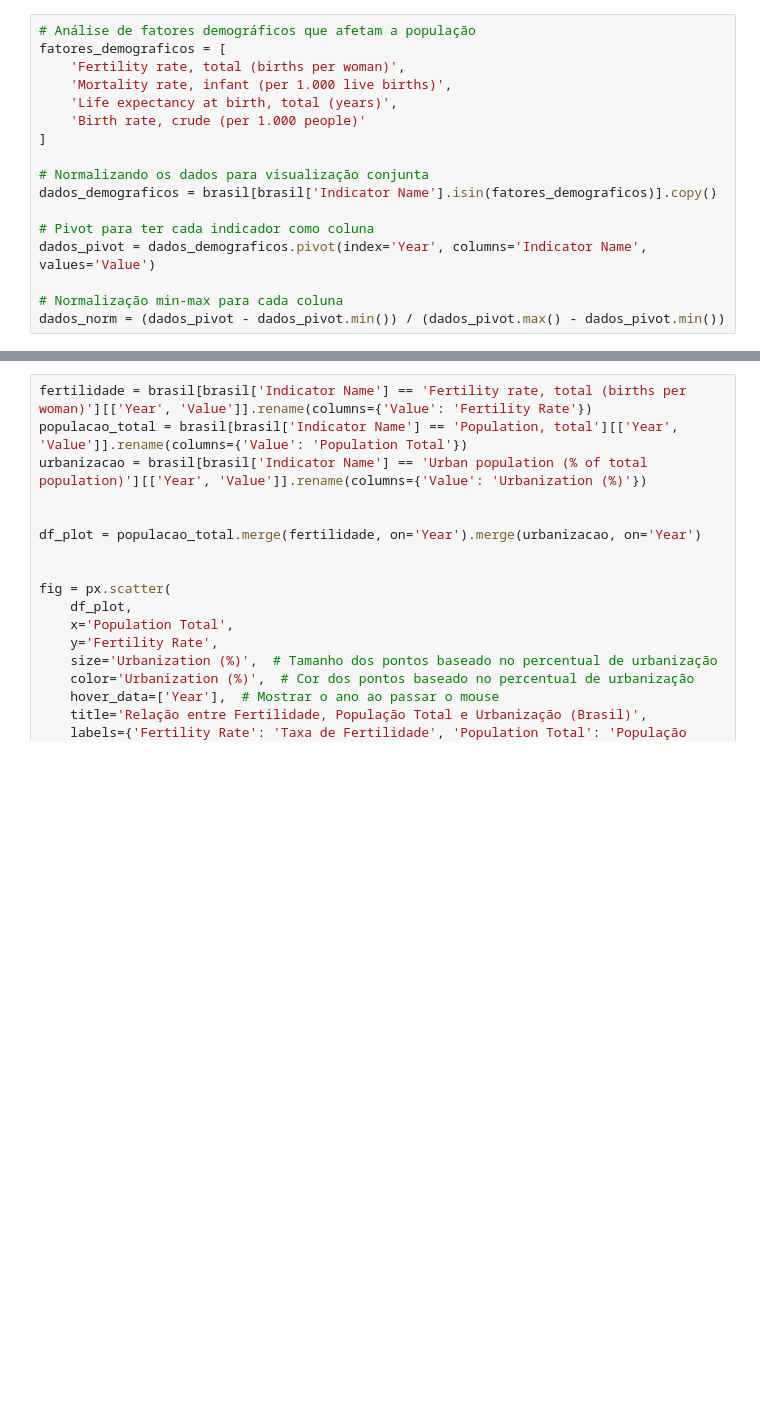
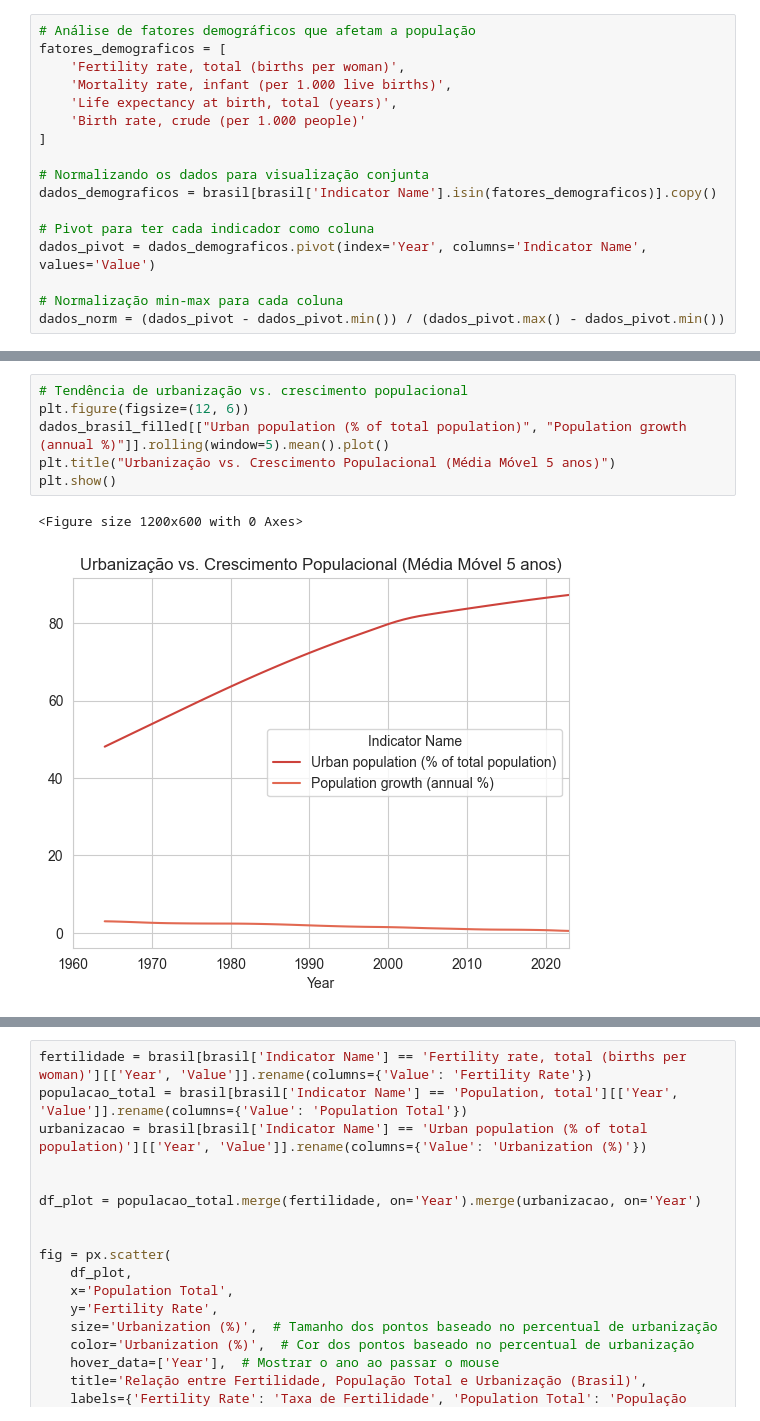
Before and after one commit to PrimeRibs2501/SME0852-SME0829, a Jupyter notebook: trab3.ipynb, the cells around one changed output, grey strips where cells are left out. Drawn from its saved outputs; the diff is of its cells as text; blank space fills up the shorter version.

```diff
--- a/trab3.ipynb
+++ b/trab3.ipynb
@@ -382,3 +379,12 @@ plt.show()
+# %%
+# Tendência de urbanização vs. crescimento populacional
+plt.figure(figsize=(12, 6))
+dados_brasil_filled[["Urban population (% of total population)", "Population growth (annual %)"]].rolling(window=5).mean().plot()
+plt.title("Urbanização vs. Crescimento Populacional (Média Móvel 5 anos)")
+plt.show()
+# %% [output]
+<Figure size 1200x600 with 0 Axes>
+[figure, added]
 # %%
 # Análise da estrutura etária ao longo do tempo
 faixas_etarias = [
```
Also changed, not shown: parts of 45 cells of this notebook.
